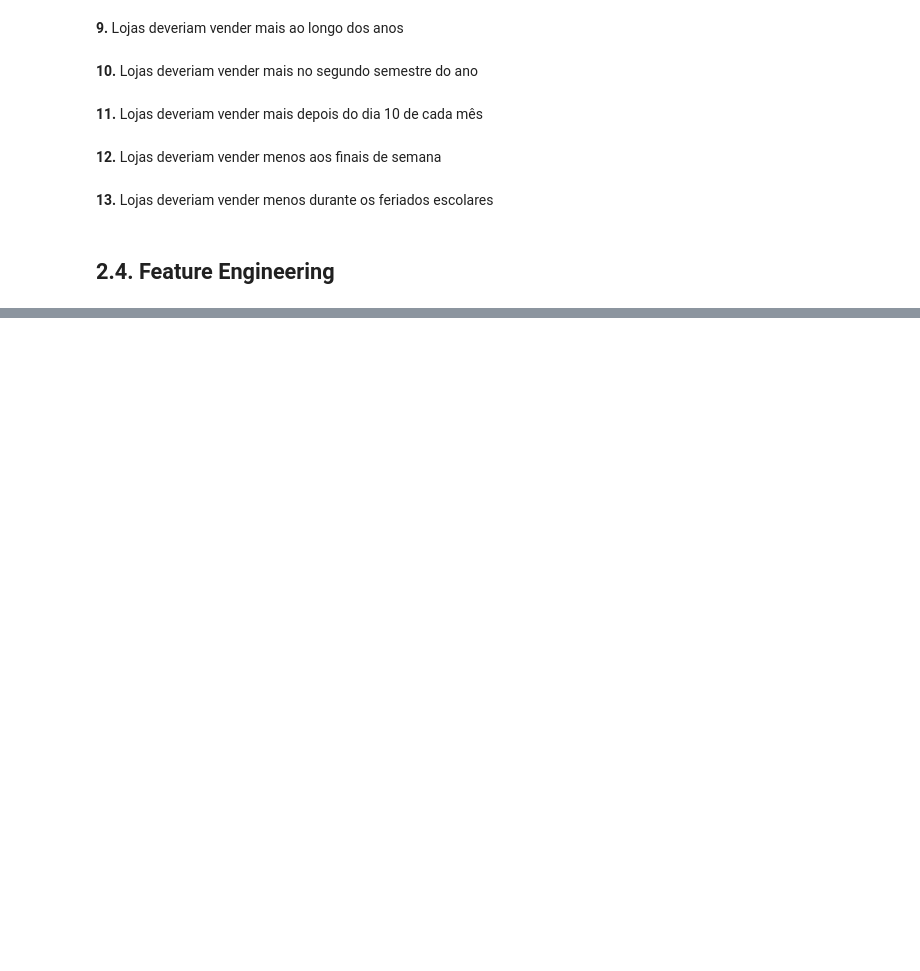
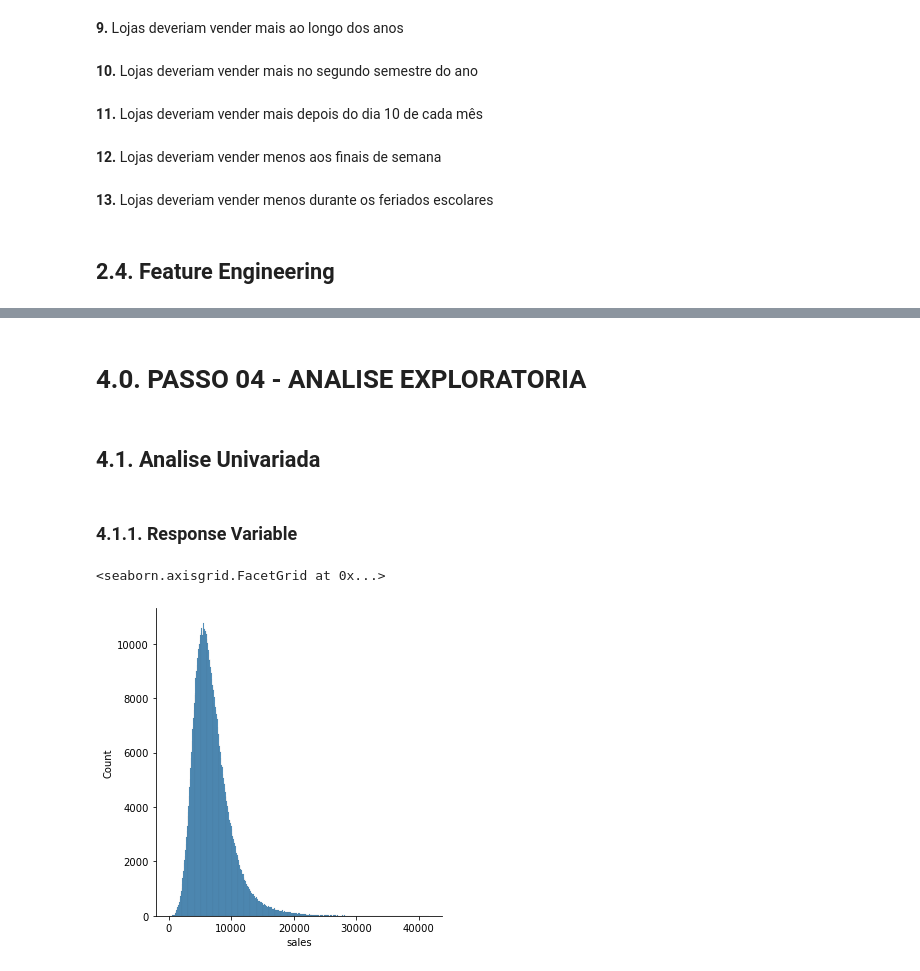
Before and after one commit to kendiaka09n/Time_Series_Project, a Jupyter notebook: n03_v01_store_sales_prediction.ipynb, the cells around one changed output, grey strips where cells are left out. Saved outputs shown, nothing was run; the diff lists cells and outputs as text; code cells hidden in the pictures; blank space fills up the shorter version.

```diff
--- a/n03_v01_store_sales_prediction.ipynb
+++ b/n03_v01_store_sales_prediction.ipynb
@@ -410,0 +437,4 @@ df2.head().T
+# %%
+df3 = df2.copy()
+# %%
+df3 = df3[(df3['open']  != 0) & (df3['sales'] >  0)]
@@ -410,0 +443,3 @@ df2.head().T
+# %%
+cols_drop = ['customers', 'open', 'promo_interval', 'month_map']
+df3 = df3.drop(cols_drop, axis = 1)
@@ -410,0 +456,13 @@ df2.head().T
+# %% [markdown]
+# 4.0. PASSO 04 - ANALISE EXPLORATORIA
+# %%
+df4 = df3.copy()
+# %% [markdown]
+## 4.1. Analise Univariada
+# %% [markdown]
+### 4.1.1. Response Variable
+# %%
+sns.displot(df4['sales'])
+# %% [output]
+<seaborn.axisgrid.FacetGrid at 0x...>
+[figure, added]
```
Also changed, not shown: parts of 27 cells of this notebook.
